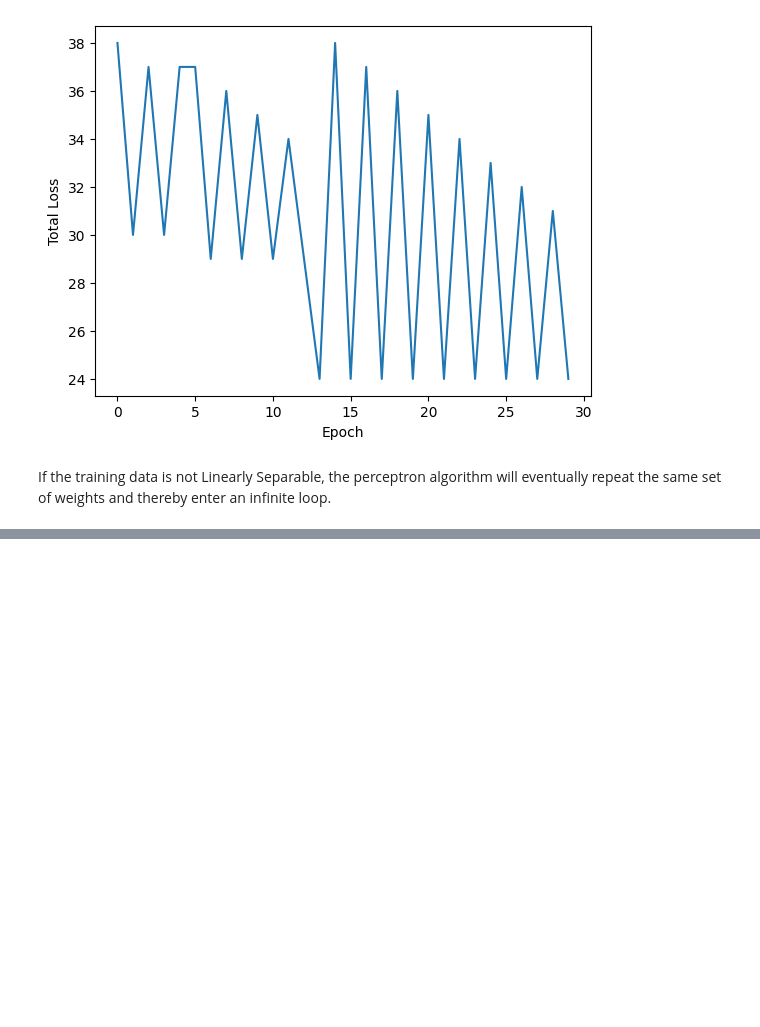
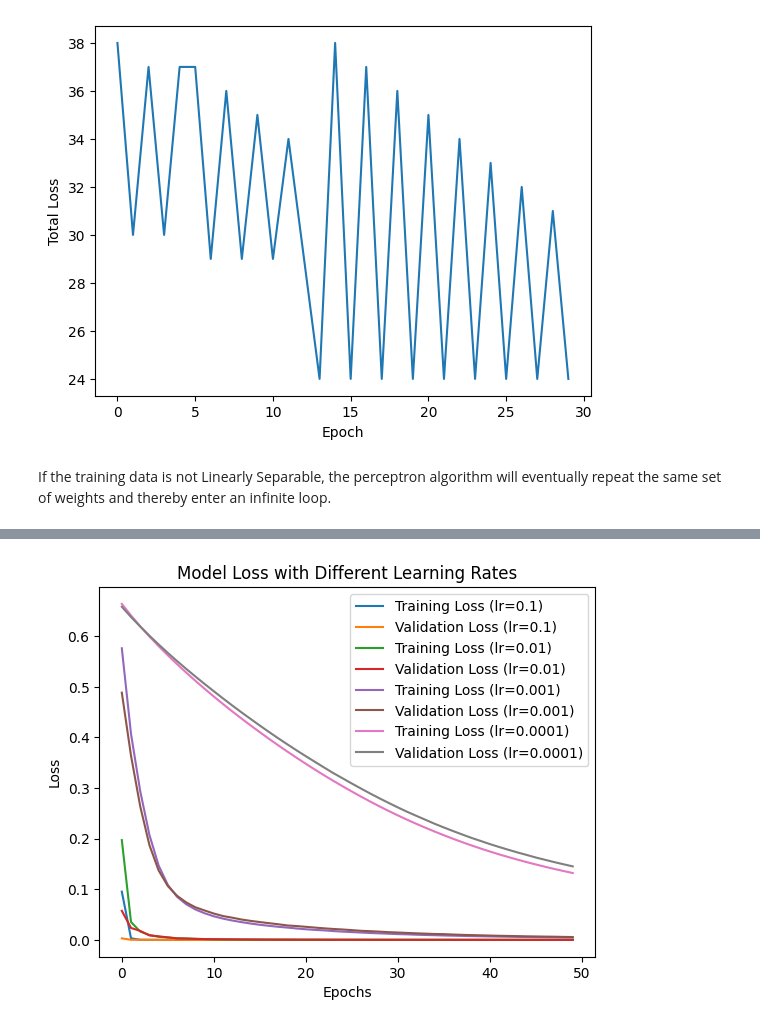
Before and after one commit to prasanth6969/Fmml-Module-labs-and-projects, a Jupyter notebook: FMML_Module4_Lab1_2024.ipynb, the cells around one changed output, grey strips where cells are left out. Cells and saved outputs as stored; diff of their text form; code cells hidden in the pictures; blank space fills up the shorter version.

```diff
--- a/FMML_Module4_Lab1_2024.ipynb
+++ b/FMML_Module4_Lab1_2024.ipynb
@@ -153,0 +208,53 @@ If the training data is not Linearly Separable, the perceptron algorithm will ev
+# %%
+import numpy as np
+import pandas as pd
+import tensorflow as tf
+from sklearn.model_selection import train_test_split
+from sklearn.preprocessing import StandardScaler
+import matplotlib.pyplot as plt
+
+# Load the Banknote Authentication Dataset
+url = "https://archive.ics.uci.edu/ml/machine-learning-databases/00267/data_banknote_authentication.txt"
+column_names = ["variance", "skewness", "curtosis", "entropy", "class"]
+df = pd.read_csv(url, names=column_names, header=None)
+
+# Separate features and target variable
+X = df.drop("class", axis=1).values
+y = df["class"].values
+
+# Split the data into training and testing sets
+X_train, X_test, y_train, y_test = train_test_split(X, y, test_size=0.2, random_state=42)
+
+# Standardize the data
+scaler = StandardScaler()
+X_train = scaler.fit_transform(X_train)
+X_test = scaler.transform(X_test)
+
+# Learning rates to experiment with
+learning_rates = [0.1, 0.01, 0.001, 0.0001]
+
+for lr in learning_rates:
+    # Build a simple neural network model
+    model = tf.keras.Sequential([
+        tf.keras.layers.Dense(128, activation='relu', input_shape=(X_train.shape[1],)),
+        tf.keras.layers.Dense(1, activation='sigmoid')
+    ])
+
+    # Compile the model with different learning rates
+    model.compile(optimizer=tf.keras.optimizers.Adam(learning_rate=lr), loss='binary_crossentropy', metrics=['accuracy'])
+
+    # Train the model
+    history = model.fit(X_train, y_train, epochs=50, batch_size=32, validation_data=(X_test, y_test), verbose=0)
+
+    # Plot the training and validation loss for each learning rate
+    plt.plot(history.history['loss'], label=f'Training Loss (lr={lr})')
+    plt.plot(history.history['val_loss'], label=f'Validation Loss (lr={lr})')
+
+# Display the plot
+plt.title('Model Loss with Different Learning Rates')
+plt.xlabel('Epochs')
+plt.ylabel('Loss')
+plt.legend()
+plt.show()
+# %% [output]
+[figure, added]
```
Also changed, not shown: parts of 5 cells of this notebook.
